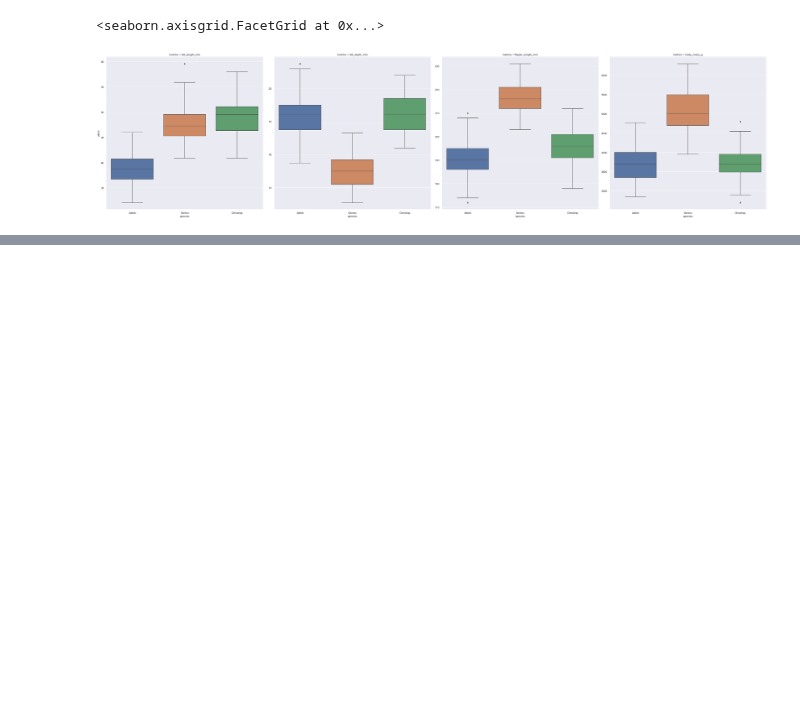
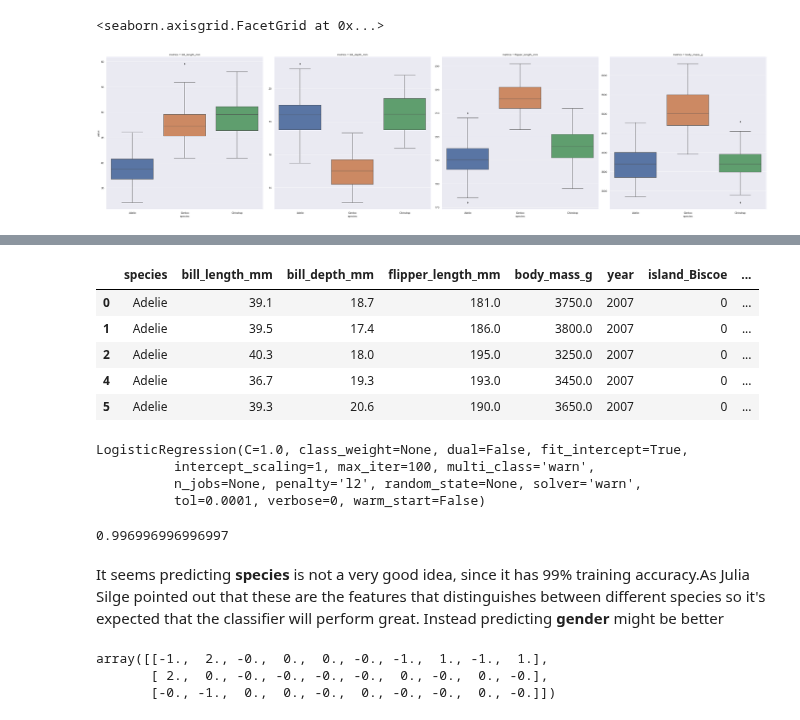
Before and after one commit to uttiyamaji/Data-Analysis, a Jupyter notebook: Tidy Tuesday/penguins.ipynb, the cells around one changed output, grey strips where cells are left out. Drawn from its saved outputs; the diff is of its cells as text; code cells hidden in the pictures; blank space fills up the shorter version.

Commit message:
LogisticRegression

```diff
--- a/Tidy Tuesday/penguins.ipynb
+++ b/Tidy Tuesday/penguins.ipynb
@@ -139,0 +174,11 @@ sns.catplot(x = 'species',y = 'value',col = 'metrics',data = penguin_long, kind
+# %%
+df_proc = pd.get_dummies(penguins, columns = ['island','sex'])
+# %%
+df_proc.head()
+# %% [output]
+|  | species | bill_length_mm | bill_depth_mm | flipper_length_mm | body_mass_g | year | island_Biscoe | ... |
+| 0 | Adelie | 39.1 | 18.7 | 181.0 | 3750.0 | 2007 | 0 | ... |
+| 1 | Adelie | 39.5 | 17.4 | 186.0 | 3800.0 | 2007 | 0 | ... |
+| 2 | Adelie | 40.3 | 18.0 | 195.0 | 3250.0 | 2007 | 0 | ... |
+| 4 | Adelie | 36.7 | 19.3 | 193.0 | 3450.0 | 2007 | 0 | ... |
+| 5 | Adelie | 39.3 | 20.6 | 190.0 | 3650.0 | 2007 | 0 | ... |
@@ -139,0 +188,25 @@ sns.catplot(x = 'species',y = 'value',col = 'metrics',data = penguin_long, kind
+# %%
+from sklearn.linear_model import LogisticRegression
+
+lr = LogisticRegression()
+
+lr.fit(X,y)
+# %% [output]
+LogisticRegression(C=1.0, class_weight=None, dual=False, fit_intercept=True,
+          intercept_scaling=1, max_iter=100, multi_class='warn',
+          n_jobs=None, penalty='l2', random_state=None, solver='warn',
+          tol=0.0001, verbose=0, warm_start=False)
+# %%
+lr.predict(X)
+lr.score(X,y)
+# %% [output]
+0.996996996996997
+# %% [markdown]
+It seems predicting __species__ is not a very good idea, since it has 99% training accuracy.As Julia Silge pointed out that these are the features that distinguishes between different species so it's expected that the classifier will perform great. Instead predicting __gender__ might be better
+# %%
+import numpy as np
+np.round(lr.coef_)
+# %% [output]
+array([[-1.,  2., -0.,  0.,  0., -0., -1.,  1., -1.,  1.],
+       [ 2.,  0., -0., -0., -0., -0.,  0., -0.,  0., -0.],
+       [-0., -1.,  0.,  0., -0.,  0., -0., -0.,  0., -0.]])
```
Also changed, not shown: parts of 14 cells of this notebook.
